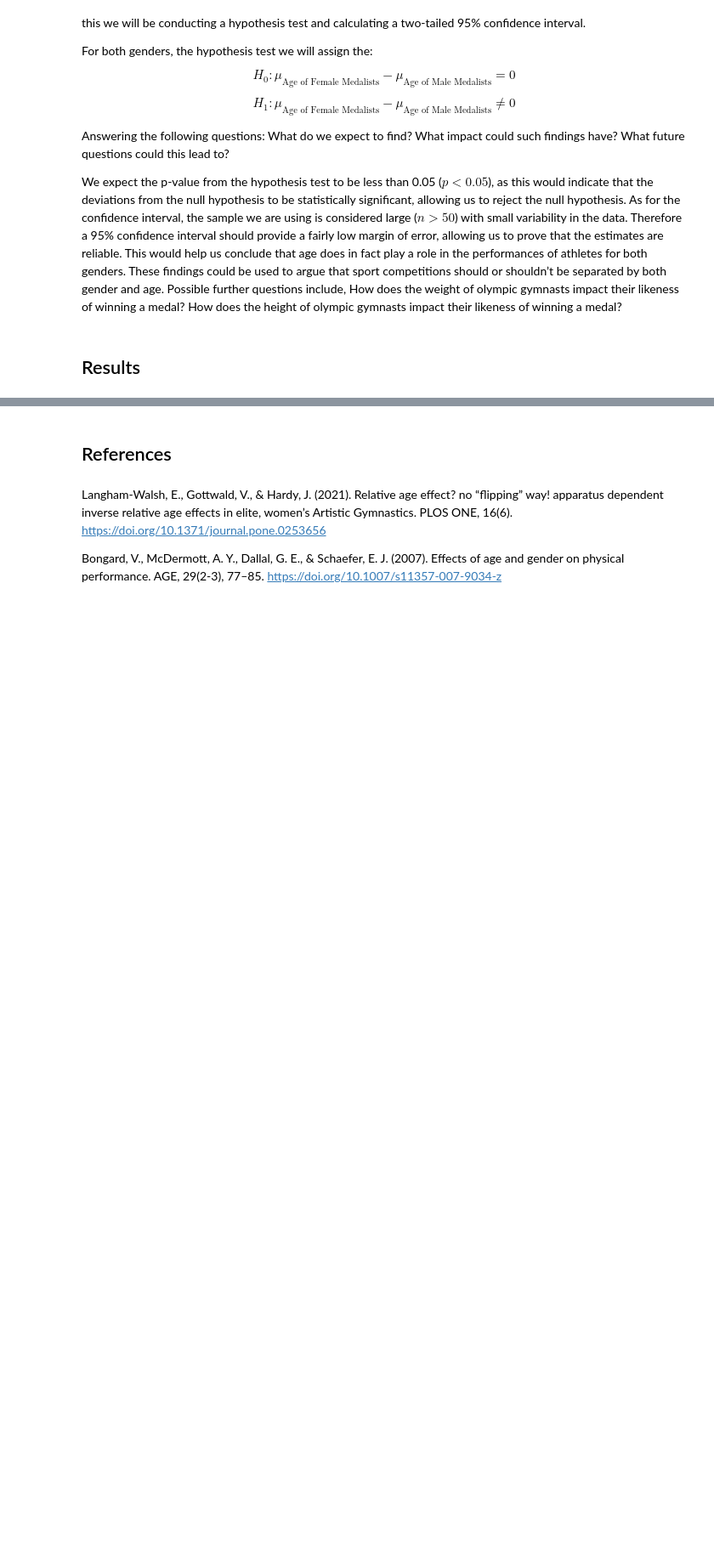
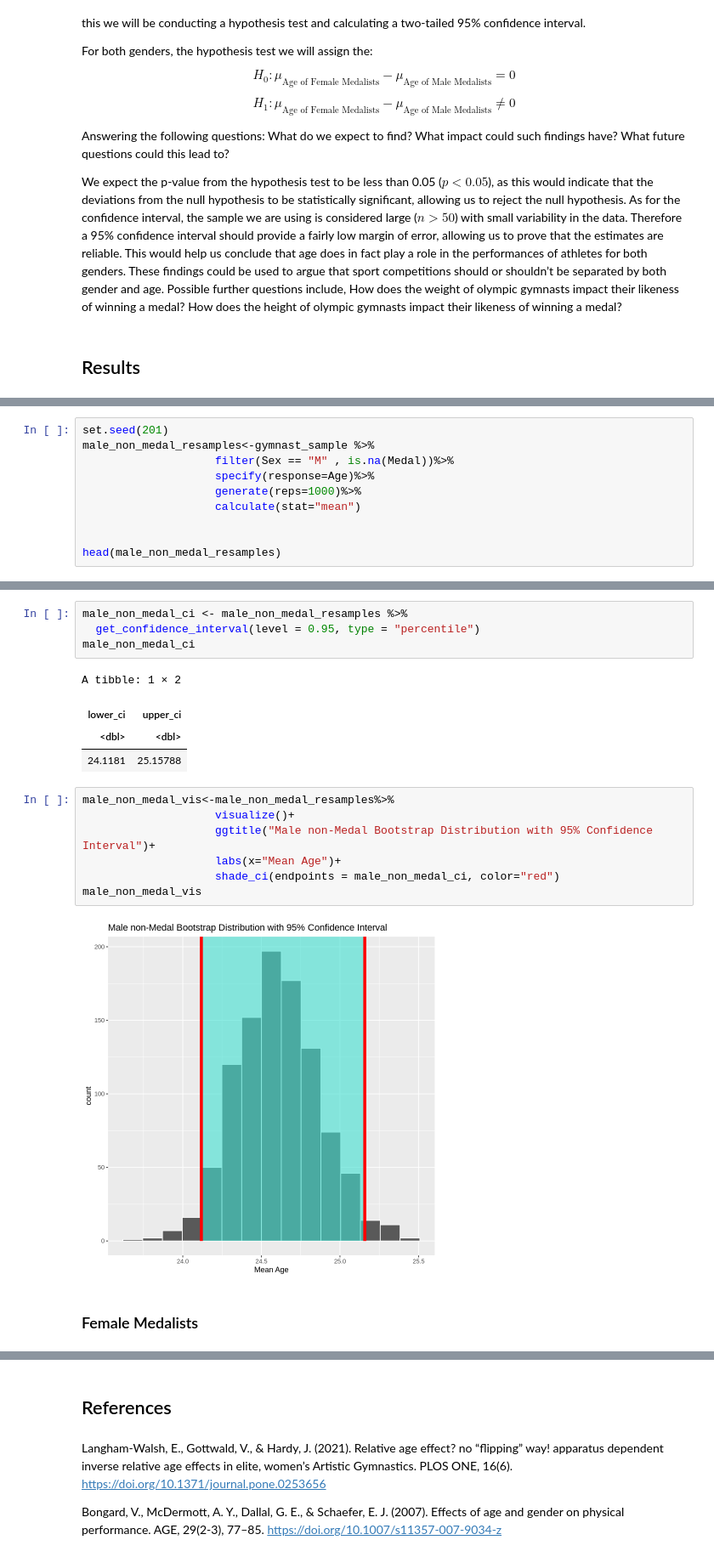
Before and after one commit to aryanballani/STAT201_group20, a Jupyter notebook: ProjectProposal.ipynb, the cells around one changed output, grey strips where cells are left out. Shown: that part at 85% size. Drawn from its saved outputs; the diff is of its cells as text; blank space fills up the shorter version.

```diff
--- a/ProjectProposal.ipynb
+++ b/ProjectProposal.ipynb
@@ -278,0 +265,10 @@ Setting `type = "bootstrap"` in `generate()`.
+# %%
+set.seed(201)
+male_non_medal_resamples<-gymnast_sample %>%
+                    filter(Sex == "M" , is.na(Medal))%>%
+                    specify(response=Age)%>%
+                    generate(reps=1000)%>%
+                    calculate(stat="mean")
+
+
+head(male_non_medal_resamples)
@@ -278,0 +286,20 @@ Setting `type = "bootstrap"` in `generate()`.
+# %%
+male_non_medal_ci <- male_non_medal_resamples %>%
+  get_confidence_interval(level = 0.95, type = "percentile")
+male_non_medal_ci
+# %% [output]
+A tibble: 1 × 2
+| lower_ci | upper_ci |
+| <dbl> | <dbl> |
+| 24.1181 | 25.15788 |
+# %%
+male_non_medal_vis<-male_non_medal_resamples%>%
+                    visualize()+
+                    ggtitle("Male non-Medal Bootstrap Distribution with 95% Confidence Interval")+
+                    labs(x="Mean Age")+
+                    shade_ci(endpoints = male_non_medal_ci, color="red")
+male_non_medal_vis
+# %% [output]
+[figure, added]
+# %% [markdown]
+### Female Medalists
```
Also changed, not shown: parts of 13 cells of this notebook.
